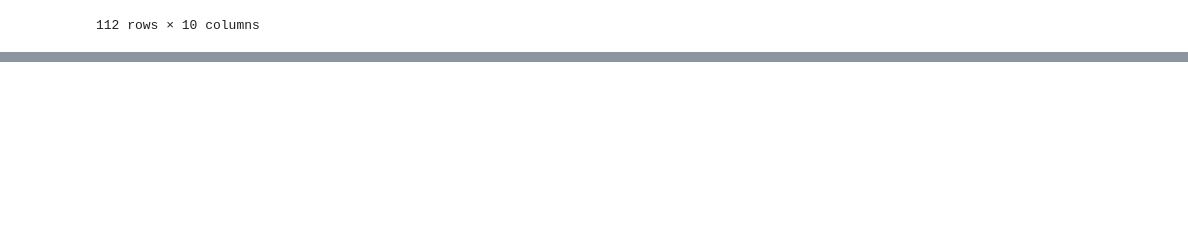
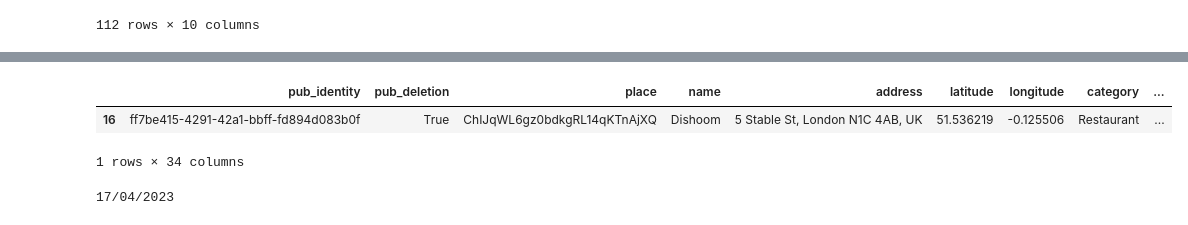
Before and after one commit to cartsmate/thepubcrawls, a Jupyter notebook: stations_edit.ipynb, the cells around one changed output, grey strips where cells are left out. Cells and saved outputs as stored; diff of their text form; code cells hidden in the pictures; blank space fills up the shorter version.

```diff
--- a/stations_edit.ipynb
+++ b/stations_edit.ipynb
@@ -348,3 +306,26 @@ new_pubs.to_csv(cwd + '/files/venues.csv', index=False, sep=',', encoding='utf-8
 # %%
 cwd = os.getcwd()
 pubs_df.to_csv(cwd + '/files/pubs.csv', index=False, sep=',', encoding='utf-8')
+# %%
+import pandas as pd
+import os
+cwd = os.getcwd()
+df1 = pd.read_csv(cwd + '/files/venues.csv')
+df2 = pd.read_csv(cwd + '/files/scores.csv')
+df=pd.merge(df1,df2,on=['pub_identity'],how="outer",indicator=True)
+df=df[df['_merge']=='left_only']
+df
+# %% [output]
+|  | pub_identity | pub_deletion | place | name | address | latitude | longitude | category | ... |
+| 16 | ff7be415-4291-42a1-bbff-fd894d083b0f | True | ChIJqWL6gz0bdkgRL14qKTnAjXQ | Dishoom | 5 Stable St, London N1C 4AB, UK | 51.536219 | -0.125506 | Restaurant | ... |
+1 rows × 34 columns
+# %%
+import datetime
+from dateutil.relativedelta import relativedelta
+
+# one_year_from_now = datetime.datetime.now()
+# + relativedelta(years=1)
+date_formated = datetime.datetime.now().strftime("%d/%m/%Y")
+print(date_formated)
+# %% [output]
+17/04/2023
```
Also changed, not shown: parts of 3 cells of this notebook, 57 other files.
